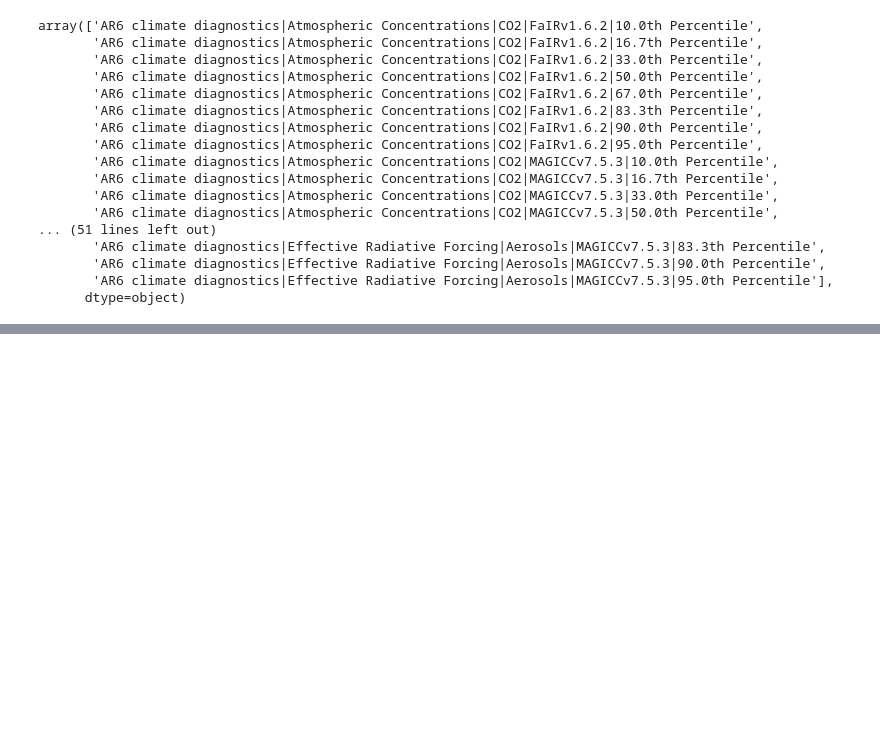
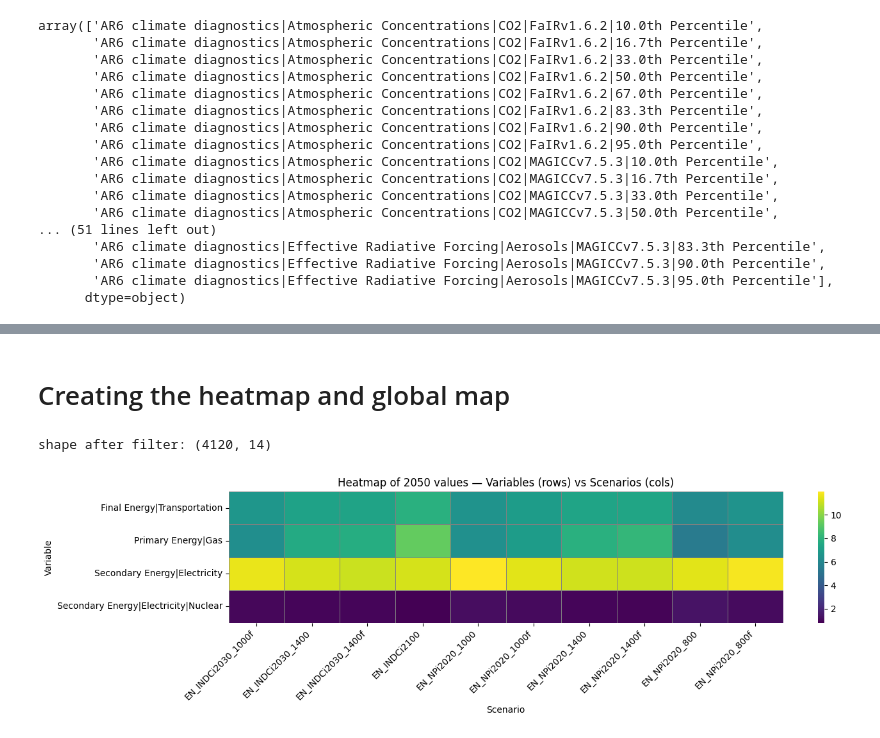
Before and after one commit to Kumar-Ankit-1/Climate_Scenario_HIS_Project, a Jupyter notebook: Data_processing/extract.ipynb, the cells around one changed output, grey strips where cells are left out. Saved outputs shown, nothing was run; the diff lists cells and outputs as text; code cells hidden in the pictures; blank space fills up the shorter version.

```diff
--- a/Data_processing/extract.ipynb
+++ b/Data_processing/extract.ipynb
@@ -371,0 +374,3 @@ final_data.to_csv("Datasets/Extracted_AR6_Scenarios_Database_World_ALL_CLIMATE_v
+# %%
+df_iso=pd.read_csv("../Datasets/AR6_Scenarios_Database_ISO3_v1.1.csv")
+df_iso["Region"].unique()
@@ -371,0 +454,4 @@ final_data.to_csv("Datasets/Extracted_AR6_Scenarios_Database_World_ALL_CLIMATE_v
+# %%
+df_filtered.dropna(inplace=True)
+print(df_filtered.isnull().sum())
+print(f"Current shape : {df_filtered.shape}")
@@ -371,0 +590,44 @@ final_data.to_csv("Datasets/Extracted_AR6_Scenarios_Database_World_ALL_CLIMATE_v
+# %% [markdown]
+# Creating the heatmap and global map
+# %%
+
+# make a safe copy to avoid SettingWithCopyWarning
+df = df_filtered.copy()
+
+# set these according to your previous results or recompute
+top10_scenarios = df["Scenario"].value_counts().head(10).index.tolist()
+top4_variables = df["Variable"].value_counts().head(4).index.tolist()
+
+# choose the year to visualize (must be a column in df: 2020,2030,...)
+YEAR = 2050
+
+# filter to top scenarios and top variables
+df_vis = df[
+    df["Scenario"].isin(top10_scenarios) &
+    df["Variable"].isin(top4_variables)
+].copy()
+
+print("shape after filter:", df_vis.shape)
+# %% [output]
+shape after filter: (4120, 14)
+# %%
+import matplotlib.pyplot as plt
+import seaborn as sns
+
+# pivot table: rows=Variable, cols=Scenario
+pivot = (df_vis
+         .groupby(["Variable","Scenario"])[str(YEAR)]
+         .agg(np.mean)            # change aggfunc if needed
+         .unstack(fill_value=np.nan)
+        )
+
+plt.figure(figsize=(14, max(4, len(pivot)*0.8)))
+sns.heatmap(pivot, annot=False, cmap="viridis", linewidths=.5, linecolor="gray")
+plt.title(f"Heatmap of {YEAR} values — Variables (rows) vs Scenarios (cols)")
+plt.ylabel("Variable")
+plt.xlabel("Scenario")
+plt.xticks(rotation=45, ha="right")
+plt.tight_layout()
+plt.show()
+# %% [output]
+[figure, added]
```
Also changed, not shown: parts of 20 cells of this notebook, 2 other files.
